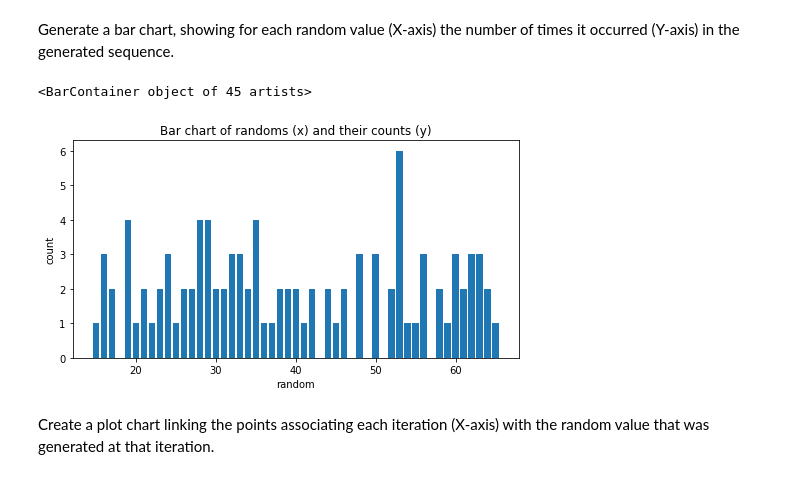
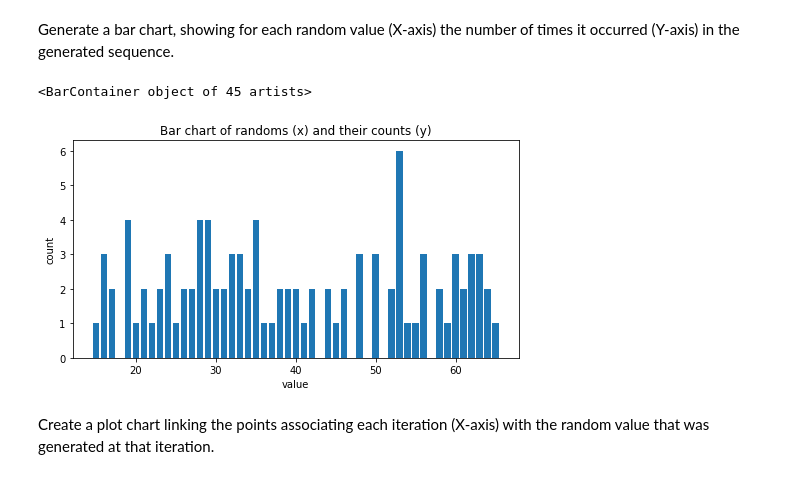
Before and after one commit to Mikinyil/CodeSinaia-2025.src, a Jupyter notebook: IntroToPy/Randoms_4.ipynb, the cells around one changed output. Cells and saved outputs as stored; diff of their text form; code cells hidden in the pictures.

```diff
--- a/IntroToPy/Randoms_4.ipynb
+++ b/IntroToPy/Randoms_4.ipynb
@@ -16,12 +16,12 @@ Generate a bar chart, showing for each random value (X-axis) the number of times
 # %%
 plt.figure(figsize=(8, 4))
 plt.title("Bar chart of randoms (x) and their counts (y)")
-plt.xlabel("random")
+plt.xlabel("value")
 plt.ylabel("count")
 plt.bar(randoms_map.keys(), [len(indexes) for indexes in randoms_map.values()])
 # %% [output]
 <BarContainer object of 45 artists>
-[figure, old version]
+[figure, new version]
 # %% [markdown]
 Create a plot chart linking the points associating each iteration (X-axis) with the random value that was generated at that iteration.
 # %%
```
Also changed, not shown: parts of 4 cells of this notebook, 8 other files.
